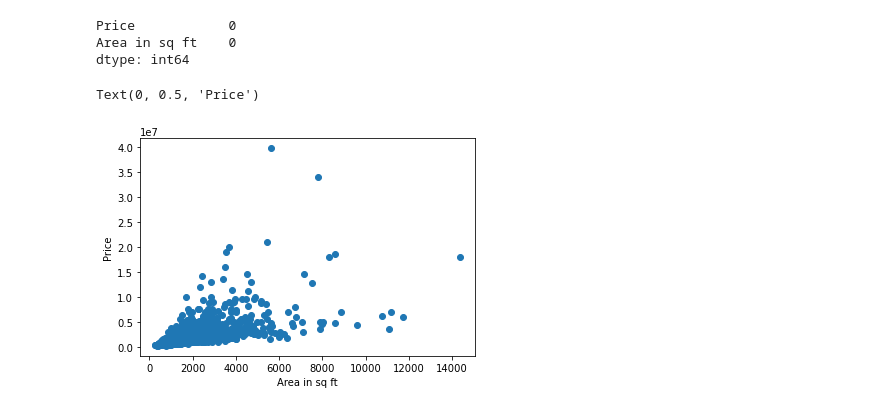
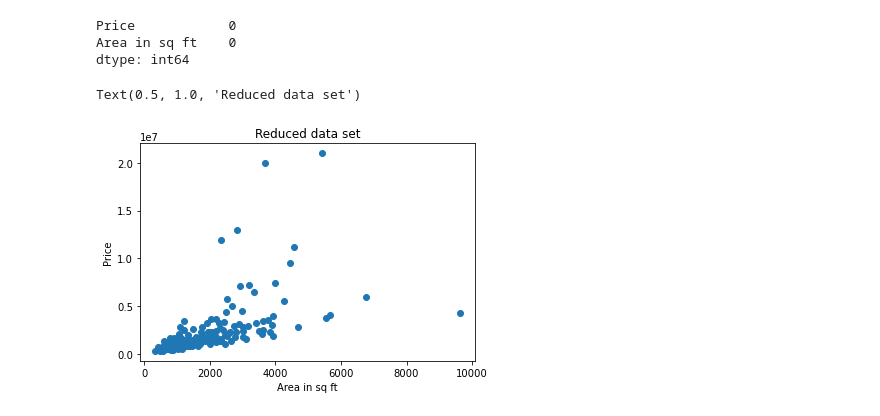
Before and after one commit to ElPatatone/Linear_Regression, a Jupyter notebook: Simple-linear-regression.ipynb, the cells around one changed output. Saved outputs shown, nothing was run; the diff lists cells and outputs as text; code cells hidden in the pictures.

Commit message:
feat: finished cleaning the data for the model

```diff
--- a/Simple-linear-regression.ipynb
+++ b/Simple-linear-regression.ipynb
@@ -23,7 +31,7 @@ df
 # %%
-#creating new data set with relevant data and reducing the size of it
+#creating new dataframa set with relevant features and reducing the size of it for a training sample first
 df1 = df[['Price','Area in sq ft']]
-df1 = df1.sample(n=2000, random_state=1)
+df1 = df1.sample(n=200, random_state=1)
 # %%
 #checking for any missing values
 df1.isnull().sum()
@@ -38,8 +42,9 @@ dtype: int64
 # %%
 #plt.ticklabel_format(useOffset=False, style='plain')
 plt.scatter(df1['Area in sq ft'], df1.Price)
 plt.xlabel('Area in sq ft')
 plt.ylabel('Price')
+plt.title('Reduced data set')
 # %% [output]
-Text(0, 0.5, 'Price')
+Text(0.5, 1.0, 'Reduced data set')
-[figure, old version]
+[figure, new version]
```
Also changed, not shown: parts of 6 cells of this notebook.
